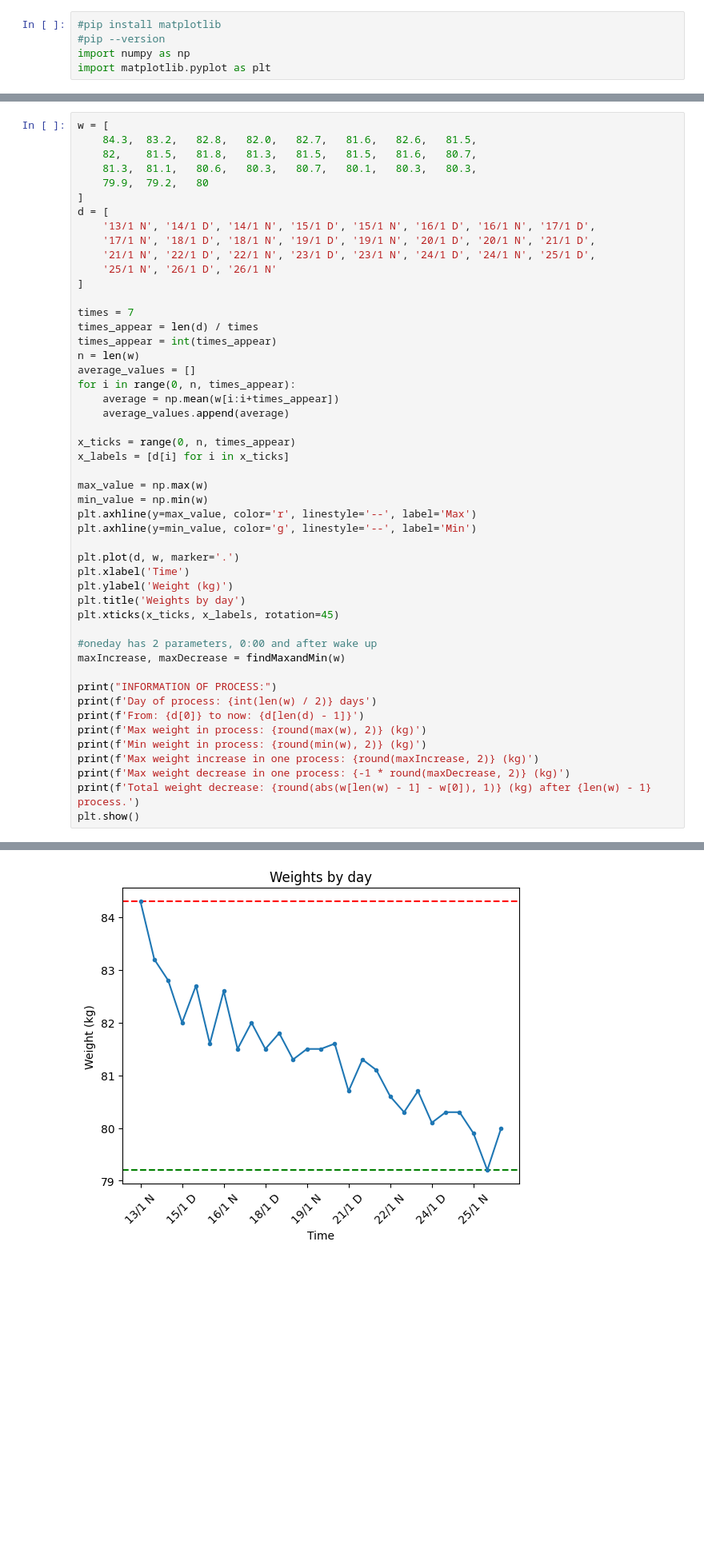
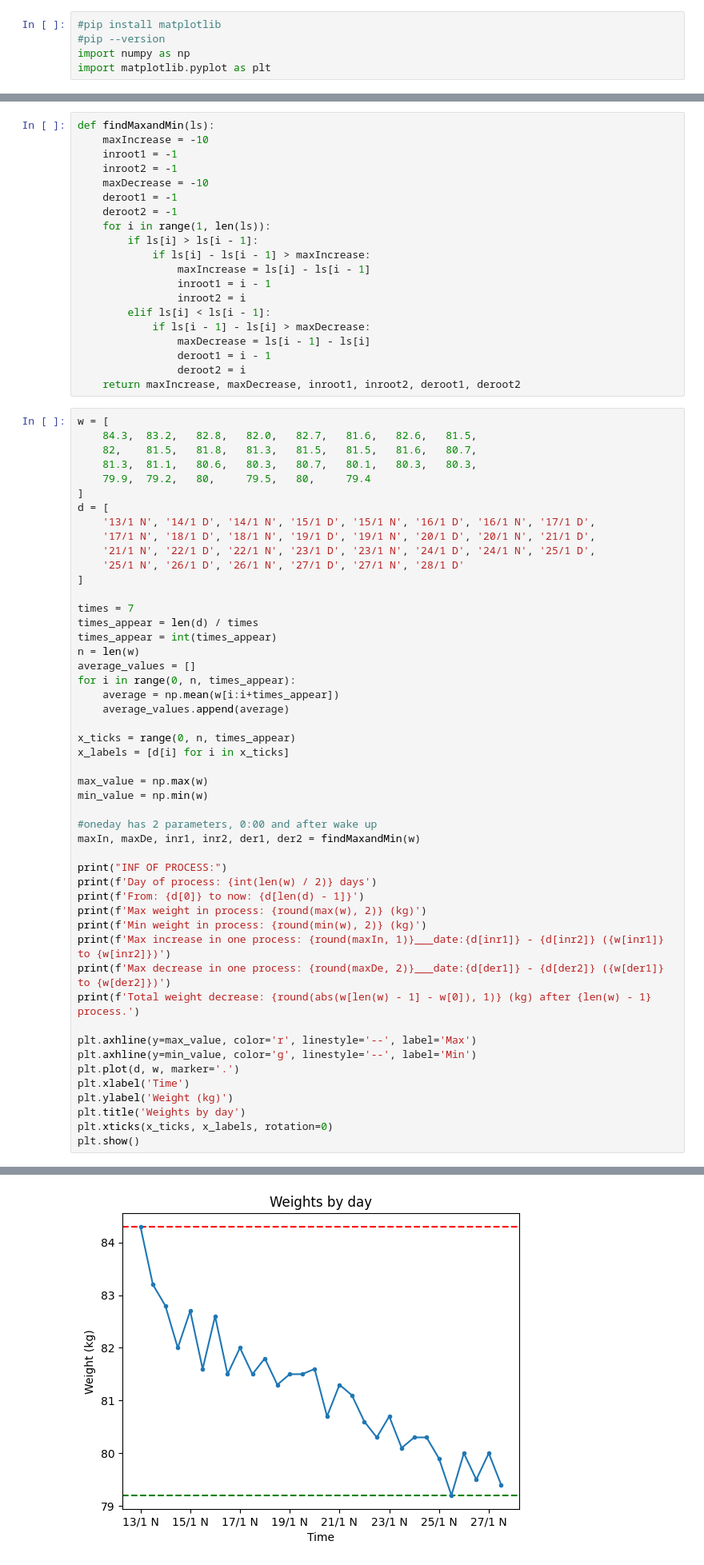
Before and after one commit to thanhbl-hust/Data-structures-and-Algorithms, a Jupyter notebook: train_12_1/weights.ipynb, the cells around one changed output, grey strips where cells are left out. Shown: that part at 80% size. Cells and saved outputs as stored; diff of their text form; blank space fills up the shorter version.

Commit message:
update process

```diff
--- a/train_12_1/weights.ipynb
+++ b/train_12_1/weights.ipynb
@@ -26,15 +6,35 @@ def countDeandIn(ls):
+# %%
+def findMaxandMin(ls):
+    maxIncrease = -10
+    inroot1 = -1
+    inroot2 = -1
+    maxDecrease = -10
+    deroot1 = -1
+    deroot2 = -1
+    for i in range(1, len(ls)):
+        if ls[i] > ls[i - 1]:
+            if ls[i] - ls[i - 1] > maxIncrease:
+                maxIncrease = ls[i] - ls[i - 1]
+                inroot1 = i - 1
+                inroot2 = i
+        elif ls[i] < ls[i - 1]:
+            if ls[i - 1] - ls[i] > maxDecrease:
+                maxDecrease = ls[i - 1] - ls[i]
+                deroot1 = i - 1
+                deroot2 = i
+    return maxIncrease, maxDecrease, inroot1, inroot2, deroot1, deroot2
 # %%
 w = [
     84.3,  83.2,   82.8,   82.0,   82.7,   81.6,   82.6,   81.5,
     82,    81.5,   81.8,   81.3,   81.5,   81.5,   81.6,   80.7,
     81.3,  81.1,   80.6,   80.3,   80.7,   80.1,   80.3,   80.3,
-    79.9,  79.2,   80
+    79.9,  79.2,   80,     79.5,   80,     79.4
 ]
 d = [
     '13/1 N', '14/1 D', '14/1 N', '15/1 D', '15/1 N', '16/1 D', '16/1 N', '17/1 D',
     '17/1 N', '18/1 D', '18/1 N', '19/1 D', '19/1 N', '20/1 D', '20/1 N', '21/1 D',
     '21/1 N', '22/1 D', '22/1 N', '23/1 D', '23/1 N', '24/1 D', '24/1 N', '25/1 D',
-    '25/1 N', '26/1 D', '26/1 N'
+    '25/1 N', '26/1 D', '26/1 N', '27/1 D', '27/1 N', '28/1 D'
 ]
 
 times = 7
@@ -51,25 +51,25 @@ x_labels = [d[i] for i in x_ticks]
 
 max_value = np.max(w)
 min_value = np.min(w)
+
+#oneday has 2 parameters, 0:00 and after wake up
+maxIn, maxDe, inr1, inr2, der1, der2 = findMaxandMin(w)
+
+print("INF OF PROCESS:")
+print(f'Day of process: {int(len(w) / 2)} days')
+print(f'From: {d[0]} to now: {d[len(d) - 1]}')
+print(f'Max weight in process: {round(max(w), 2)} (kg)')
+print(f'Min weight in process: {round(min(w), 2)} (kg)')
+print(f'Max increase in one process: {round(maxIn, 1)}___date:{d[inr1]} - {d[inr2]} ({w[inr1]} to {w[inr2]})')
+print(f'Max decrease in one process: {round(maxDe, 2)}___date:{d[der1]} - {d[der2]} ({w[der1]} to {w[der2]})')
+print(f'Total weight decrease: {round(abs(w[len(w) - 1] - w[0]), 1)} (kg) after {len(w) - 1} process.')
+
 plt.axhline(y=max_value, color='r', linestyle='--', label='Max')
 plt.axhline(y=min_value, color='g', linestyle='--', label='Min')
-
 plt.plot(d, w, marker='.')
 plt.xlabel('Time')
 plt.ylabel('Weight (kg)')
 plt.title('Weights by day')
-plt.xticks(x_ticks, x_labels, rotation=45)
-
-#oneday has 2 parameters, 0:00 and after wake up
-maxIncrease, maxDecrease = findMaxandMin(w)
-
-print("INFORMATION OF PROCESS:")
-print(f'Day of process: {int(len(w) / 2)} days')
-print(f'From: {d[0]} to now: {d[len(d) - 1]}')
-print(f'Max weight in process: {round(max(w), 2)} (kg)')
-print(f'Min weight in process: {round(min(w), 2)} (kg)')
-print(f'Max weight increase in one process: {round(maxIncrease, 2)} (kg)')
-print(f'Max weight decrease in one process: {-1 * round(maxDecrease, 2)} (kg)')
-print(f'Total weight decrease: {round(abs(w[len(w) - 1] - w[0]), 1)} (kg) after {len(w) - 1} process.')
+plt.xticks(x_ticks, x_labels, rotation=0)
 plt.show()
 # %% [output]
@@ -84 +84 @@ Total weight decrease: 4.3 (kg) after 26 process.
-[figure, old version]
+[figure, new version]
```
Also changed, not shown: parts of 3 cells of this notebook.
